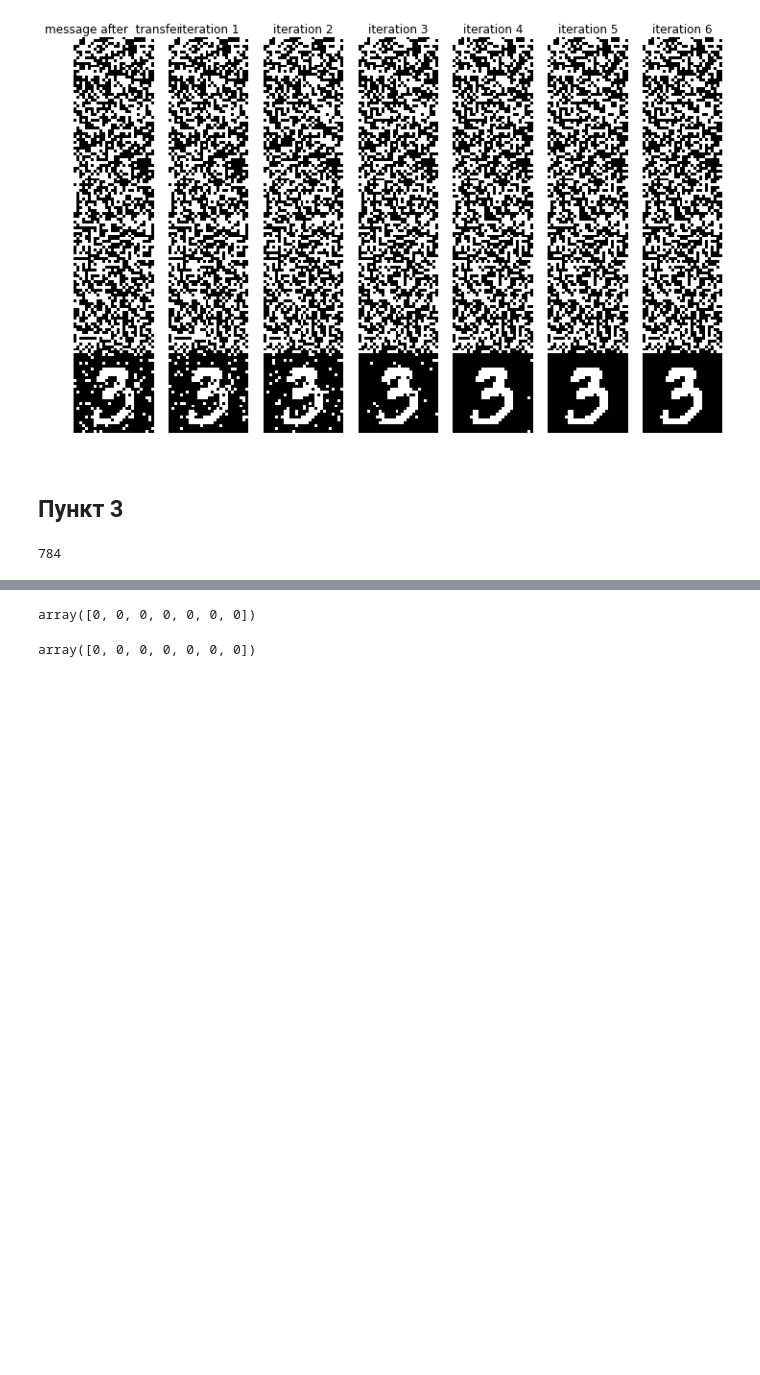
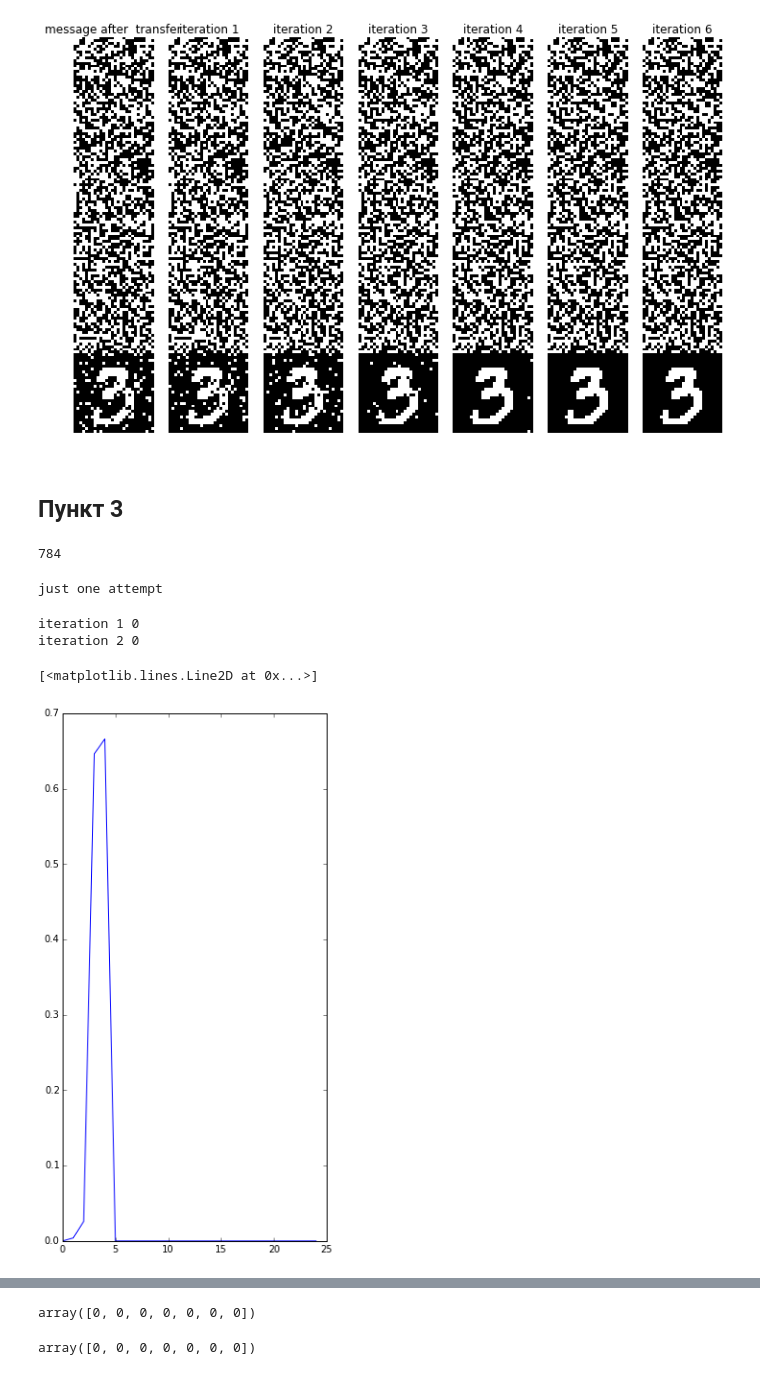
Before and after one commit to egorkudr1/GM_task1, a Jupyter notebook: task1.ipynb, the cells around one changed output, grey strips where cells are left out. Saved outputs shown, nothing was run; the diff lists cells and outputs as text; code cells hidden in the pictures; blank space fills up the shorter version.

Commit message:
point 3 done

```diff
--- a/task1.ipynb
+++ b/task1.ipynb
@@ -336,6 +312,6 @@ np.equal(pic_code, (get_pic + e) % 2).all()
 True
 # %%
 s  = np.dot(H, get_pic) % 2
-e, status = decode(s, H, 0.03, max_iter=25, schedule='sequential', display=True)
+e, status = decode(s, H, 0.08, max_iter=25, damping=0.8, schedule='parallel', display=True)
 print(status)
 # %% [output]
@@ -377,19 +358,47 @@ k
 # %% [output]
 784
 # %%
-def point3(n, k, q, num_iter,  schedule, list_damping, max_iter):
-    rate_belief = np.zeros((len(list_damping)))
-    m = n - k
-    H = make_check_matrix([m, n])
-    G, ind = make_generator_matrix(H)
+def point3(H, G, q, num_iter,  schedule, list_damping, max_iter):
+    max_iter = 25
+    rate_belief = np.zeros((len(list_damping), max_iter))
+    t = np.zeros(len(list_damping))
+    k = G.shape[1]
 
-
-
+    sum_status = 0
     for it in range(num_iter):
-        word = np.random.ranint(0, 2, size=k)
+        word = np.random.randint(0, 2, size=k)
         message = np.dot(G, word)
         get_message = (message + (np.random.random(message.shape) < q).astype(int)) % 2
         s  = np.dot(H, get_message) % 2
 
         for i, damping in enumerate(list_damping):
-            list_e, status, list_belief = experiment_decode(s, H, q, max_iter=25, schedule=schedule)
+            start_time = time.time()
+            list_e, status, list_belief = experiment_decode(s, H, q, max_iter=max_iter,
+                                                                damping=damping, schedule=schedule)
+            t[i] += time.time() - start_time
+            rate_belief[i][:len(list_belief)] += list_belief
+            sum_status += status
+        print('iteration', it + 1, sum_status)
+        sys.stdout.flush()
+    rate_belief /= num_iter
+    return rate_belief, t
+# %%
+k = 100
+n = 500
+
+m = n - k
+H = make_check_matrix([m, n])
+G, ind = make_generator_matrix(H)
+# %% [output]
+just one attempt
+# %%
+list_damping = [0.5, 0.9, 1]
+rate_belief, t = point3(H, G, 0.08, 2, 'parallel', list_damping, 30)
+# %% [output]
+iteration 1 0
+iteration 2 0
+# %%
+plt.plot(rate_belief[2])
+# %% [output]
+[<matplotlib.lines.Line2D at 0x...>]
+[figure, added]
```
Also changed, not shown: parts of 16 cells of this notebook.
